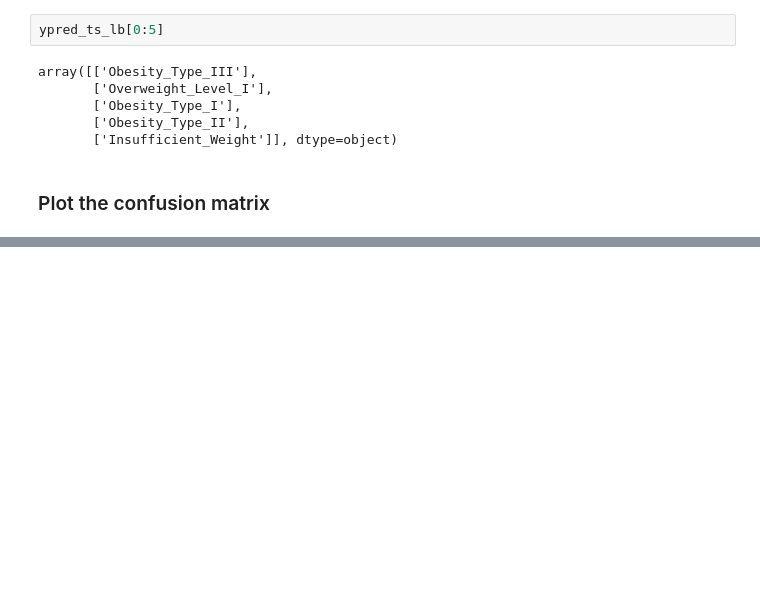
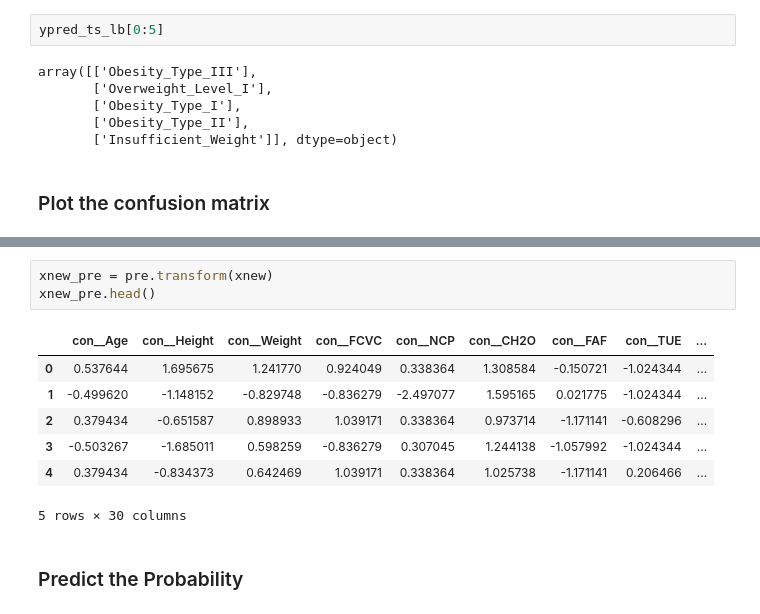
Before and after one commit to RudraBallal/Deep-Learning, a Jupyter notebook: Multiclass Classification/Multiclass.ipynb, the cells around one changed output, grey strips where cells are left out. Saved outputs shown, nothing was run; the diff lists cells and outputs as text; blank space fills up the shorter version.

```diff
--- a/Multiclass Classification/Multiclass.ipynb
+++ b/Multiclass Classification/Multiclass.ipynb
@@ -493,0 +510,13 @@ Overweight_Level_II       0.76      0.69      0.72       514
+# %%
+xnew_pre = pre.transform(xnew)
+xnew_pre.head()
+# %% [output]
+|  | con__Age | con__Height | con__Weight | con__FCVC | con__NCP | con__CH2O | con__FAF | con__TUE | ... |
+| 0 | 0.537644 | 1.695675 | 1.241770 | 0.924049 | 0.338364 | 1.308584 | -0.150721 | -1.024344 | ... |
+| 1 | -0.499620 | -1.148152 | -0.829748 | -0.836279 | -2.497077 | 1.595165 | 0.021775 | -1.024344 | ... |
+| 2 | 0.379434 | -0.651587 | 0.898933 | 1.039171 | 0.338364 | 0.973714 | -1.171141 | -0.608296 | ... |
+| 3 | -0.503267 | -1.685011 | 0.598259 | -0.836279 | 0.307045 | 1.244138 | -1.057992 | -1.024344 | ... |
+| 4 | 0.379434 | -0.834373 | 0.642469 | 1.039171 | 0.338364 | 1.025738 | -1.171141 | 0.206466 | ... |
+5 rows × 30 columns
+# %% [markdown]
+### Predict the Probability
```
Also changed, not shown: parts of 25 cells of this notebook.
